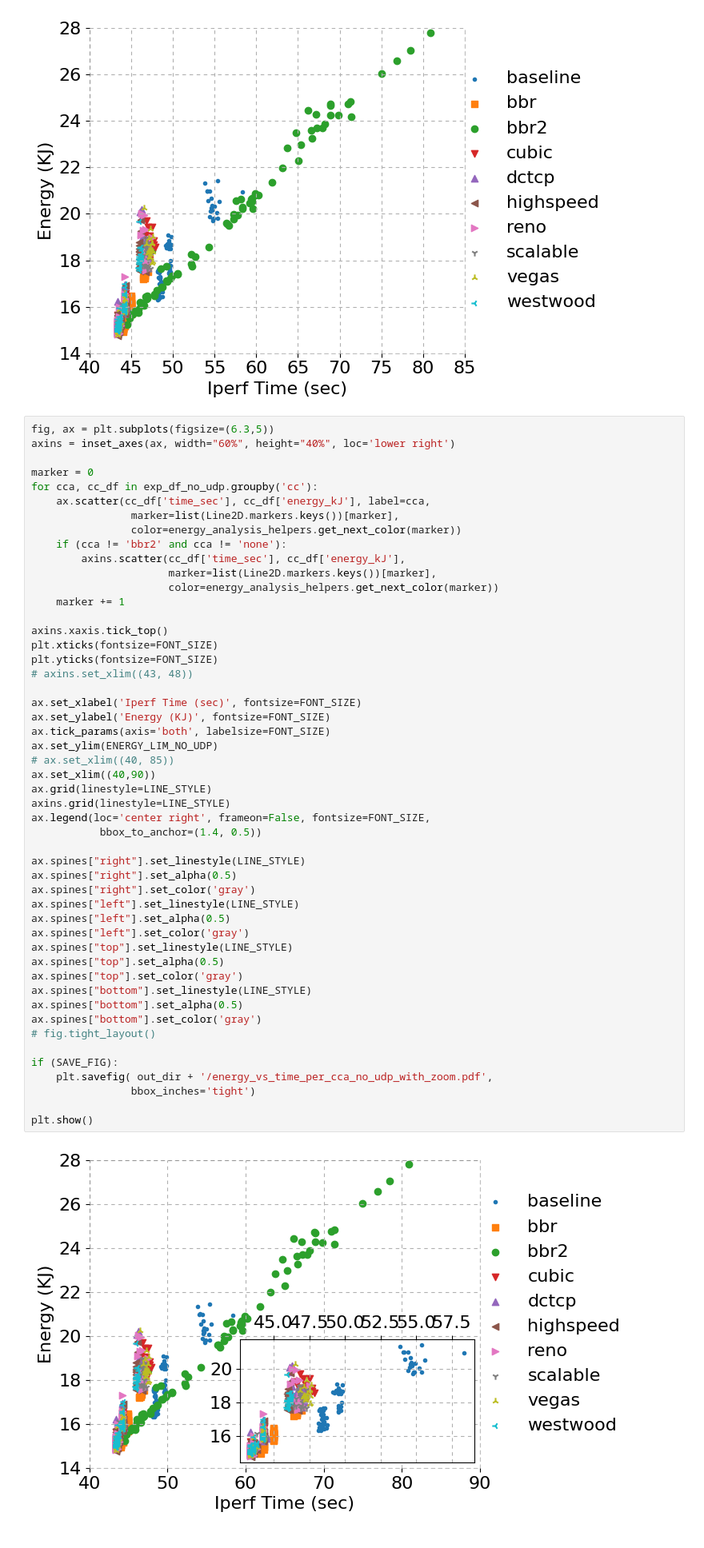
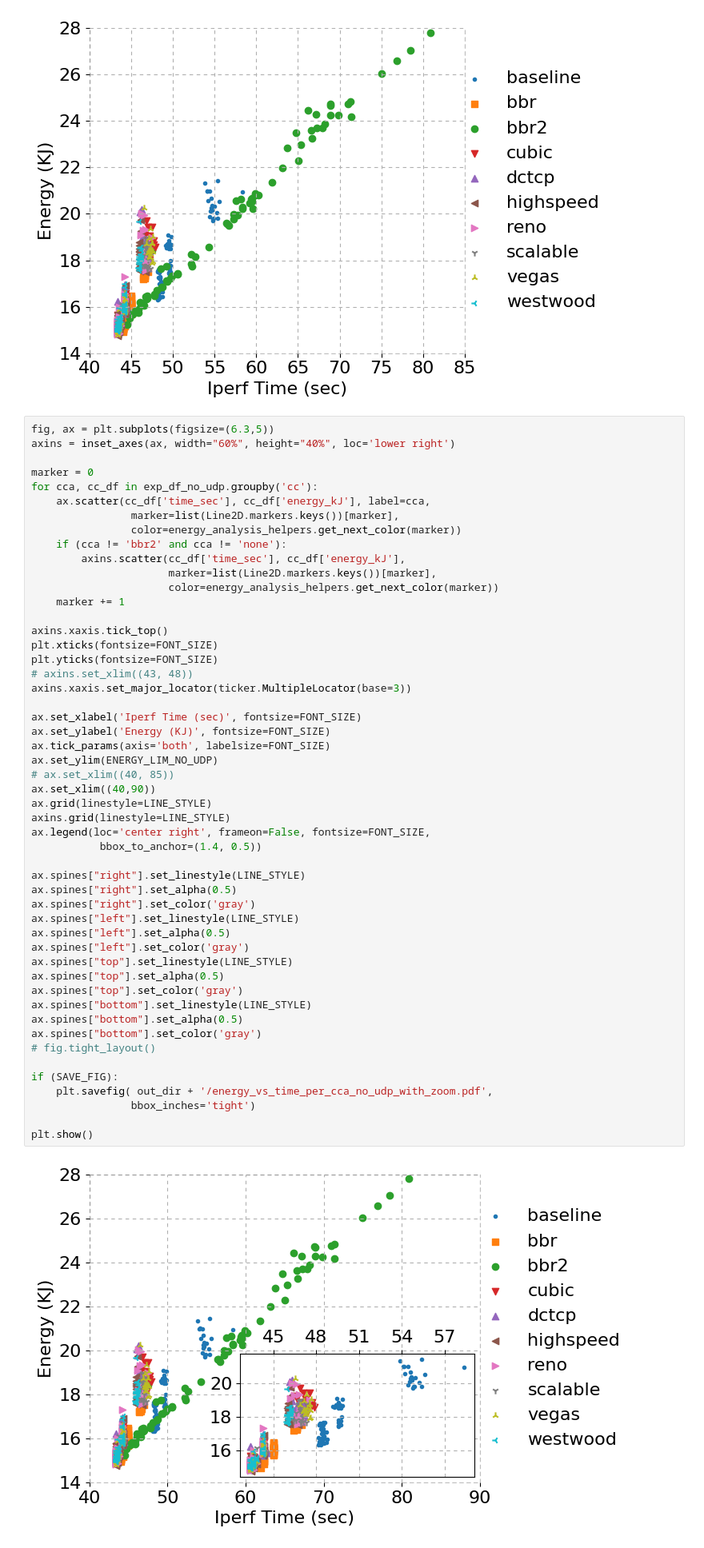
Before and after one commit to serhatarslan-hub/power-of-cc, a Jupyter notebook: analysis/iperf_analysis_for_energy_per_cca.ipynb, the cells around one changed output. Shown at 80% size. Cells and saved outputs as stored; diff of their text form.

```diff
--- a/analysis/iperf_analysis_for_energy_per_cca.ipynb
+++ b/analysis/iperf_analysis_for_energy_per_cca.ipynb
@@ -552,39 +553,40 @@ axins.xaxis.tick_top()
 plt.xticks(fontsize=FONT_SIZE)
 plt.yticks(fontsize=FONT_SIZE)
 # axins.set_xlim((43, 48))
+axins.xaxis.set_major_locator(ticker.MultipleLocator(base=3))
 
 ax.set_xlabel('Iperf Time (sec)', fontsize=FONT_SIZE)
 ax.set_ylabel('Energy (KJ)', fontsize=FONT_SIZE)
 ax.tick_params(axis='both', labelsize=FONT_SIZE)
 ax.set_ylim(ENERGY_LIM_NO_UDP)
 # ax.set_xlim((40, 85))
 ax.set_xlim((40,90))
 ax.grid(linestyle=LINE_STYLE)
 axins.grid(linestyle=LINE_STYLE)
 ax.legend(loc='center right', frameon=False, fontsize=FONT_SIZE,
            bbox_to_anchor=(1.4, 0.5))
 
 ax.spines["right"].set_linestyle(LINE_STYLE)
 ax.spines["right"].set_alpha(0.5)
 ax.spines["right"].set_color('gray')
 ax.spines["left"].set_linestyle(LINE_STYLE)
 ax.spines["left"].set_alpha(0.5)
 ax.spines["left"].set_color('gray')
 ax.spines["top"].set_linestyle(LINE_STYLE)
 ax.spines["top"].set_alpha(0.5)
 ax.spines["top"].set_color('gray')
 ax.spines["bottom"].set_linestyle(LINE_STYLE)
 ax.spines["bottom"].set_alpha(0.5)
 ax.spines["bottom"].set_color('gray')
 # fig.tight_layout()
 
 if (SAVE_FIG):
     plt.savefig( out_dir + '/energy_vs_time_per_cca_no_udp_with_zoom.pdf',
                 bbox_inches='tight')
 
 plt.show()
 # %% [output]
-[figure, old version]
+[figure, new version]
 # %%
 plt.figure(figsize=FIG_SIZE)
 marker = 0
```
Also changed, not shown: parts of 1 cell of this notebook, 1 other file.
